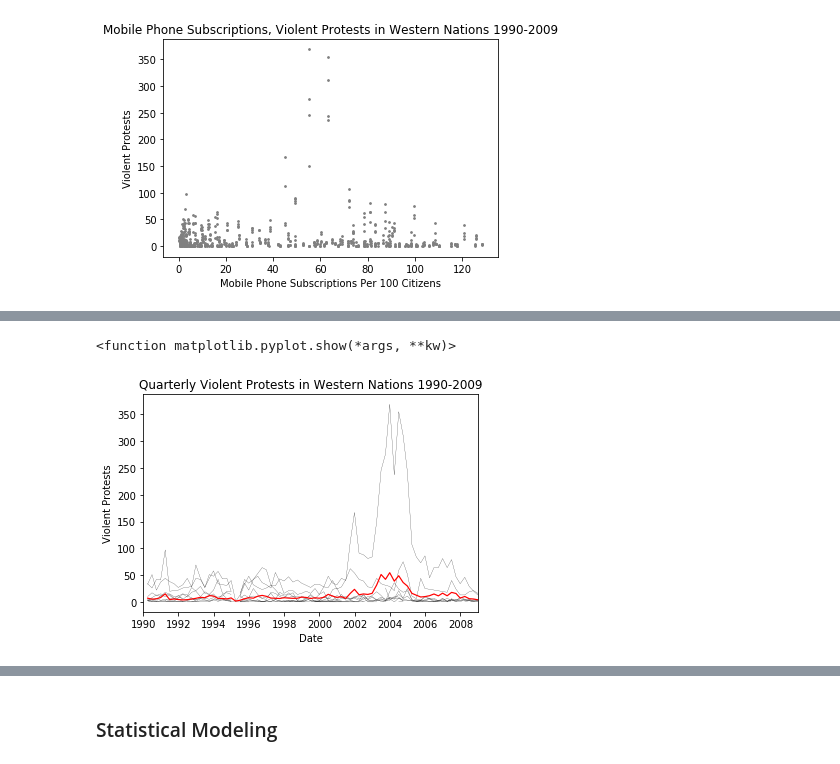
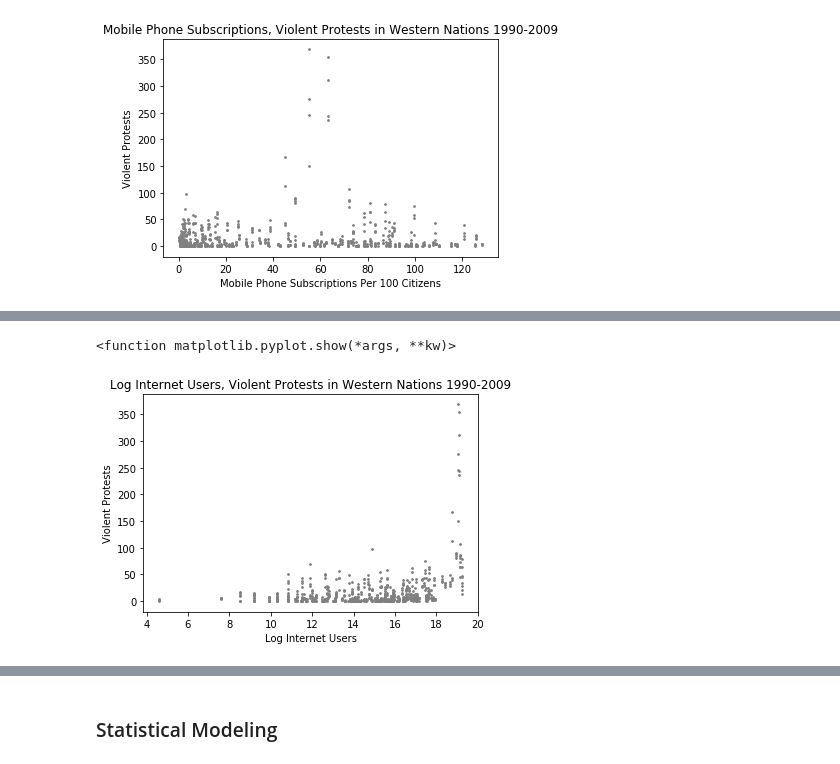
Before and after one commit to ethan-wit/Scientific-Computing, a Jupyter notebook: Final Project Github/Final Project.ipynb, the cells around one changed output, grey strips where cells are left out. Saved outputs shown, nothing was run; the diff lists cells and outputs as text; code cells hidden in the pictures.

```diff
--- a/Final Project Github/Final Project.ipynb
+++ b/Final Project Github/Final Project.ipynb
@@ -151,51 +233,22 @@ plt.show
-# %%
-#Time Series violent protests, comparison to mean
-
-#Mean number of protests across all countries for each quarter
-
-#Unique times sorted
-unique_time = list(set(time))
-unique_time.sort()
-unique_time = np.array(unique_time)
-
-#List to hold all countries' quarter values
-quarterly_violent_protests = []
-
-for k,quarter in enumerate(unique_time):
-
-    #List for each quarter
-    quarterly_vp = []
-
-    for j,obs in enumerate(df.time):
-
-        if quarter==obs:
-            quarterly_vp.append(data.violprot[j])
-
-    quarterly_violent_protests.append(quarterly_vp)
-
-#Array that holds all countries' violent protest values for each quarter
-np_quarterly_violent_protests = np.array([np.array(xi) for xi in quarterly_violent_protests])
-
-#List to hold mean number of violent protests each quarter
-mean_quarterly_violent_protests = []
-
-for i,quarter in enumerate(np_quarterly_violent_protests):
-    mean_quarterly_violent_protests.append(np.nanmean(quarter))
-
-
-#Visualize
-for i,vpro in enumerate(country_vprotests):
-    plt.plot(time_vprotests[i], vpro, color='black', linewidth = .2)
-
-plt.plot(unique_time, mean_quarterly_violent_protests, color='red', linewidth = 1.2)
-
-plt.xlabel('Date')
-plt.ylabel('Violent Protests')
-plt.title('Quarterly Violent Protests in Western Nations 1990-2009')
-plt.xlim(1990,2009)
-plt.xticks(np.arange(1990, 2009, 2.0))
-
-plt.show
-# %% [output]
-<function matplotlib.pyplot.show(*args, **kw)>
-[figure, removed]
+# %%
+#Log transform number of internet users
+np_internet_users = np.array([np.array(xi) for xi in internet_users])
+
+ln_np_internet_users = []
+
+for i,country in enumerate(np_internet_users):
+    ln_np_internet_users.append(np.log(country))
+
+#Cross-sectional percent of log internet users, violent protests
+for k, c_vprotests in enumerate(country_vprotests):
+
+    plt.scatter(ln_np_internet_users[k], c_vprotests, s=3, color='grey')
+
+plt.xlabel('Log Internet Users')
+plt.ylabel('Violent Protests')
+plt.title('Log Internet Users, Violent Protests in Western Nations 1990-2009')
+
+plt.show
+# %% [output]
+<function matplotlib.pyplot.show(*args, **kw)>
+[figure, added]
```
Also changed, not shown: parts of 8 cells of this notebook, 2 other files.
